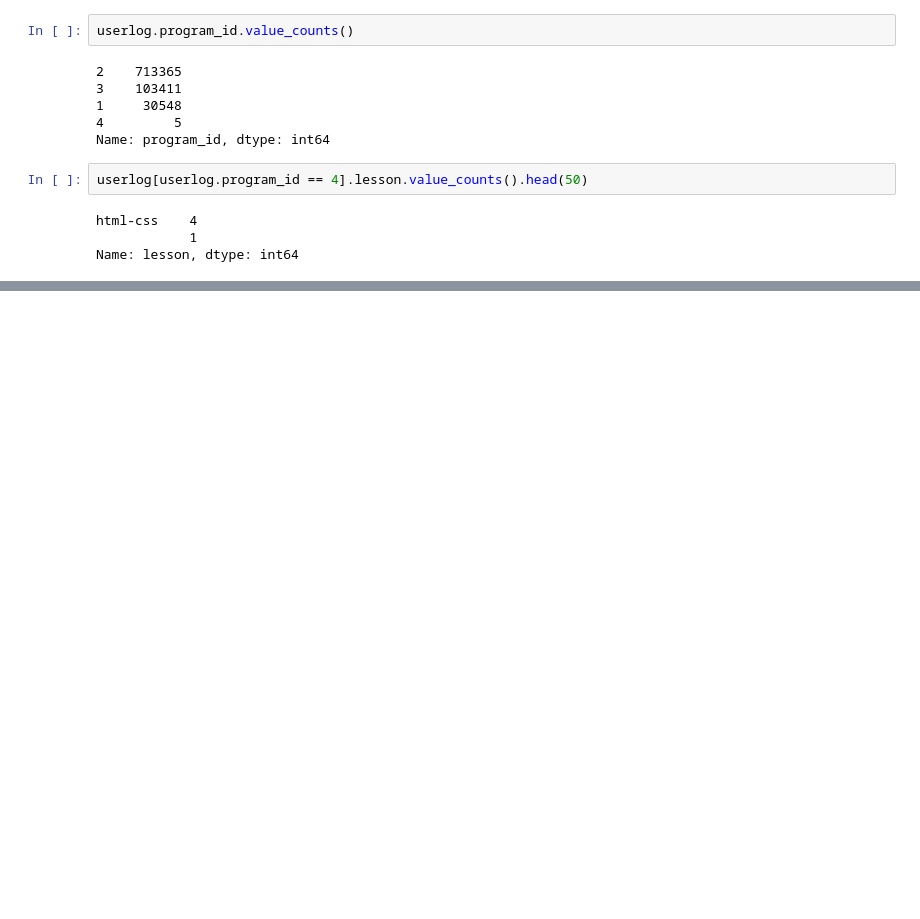
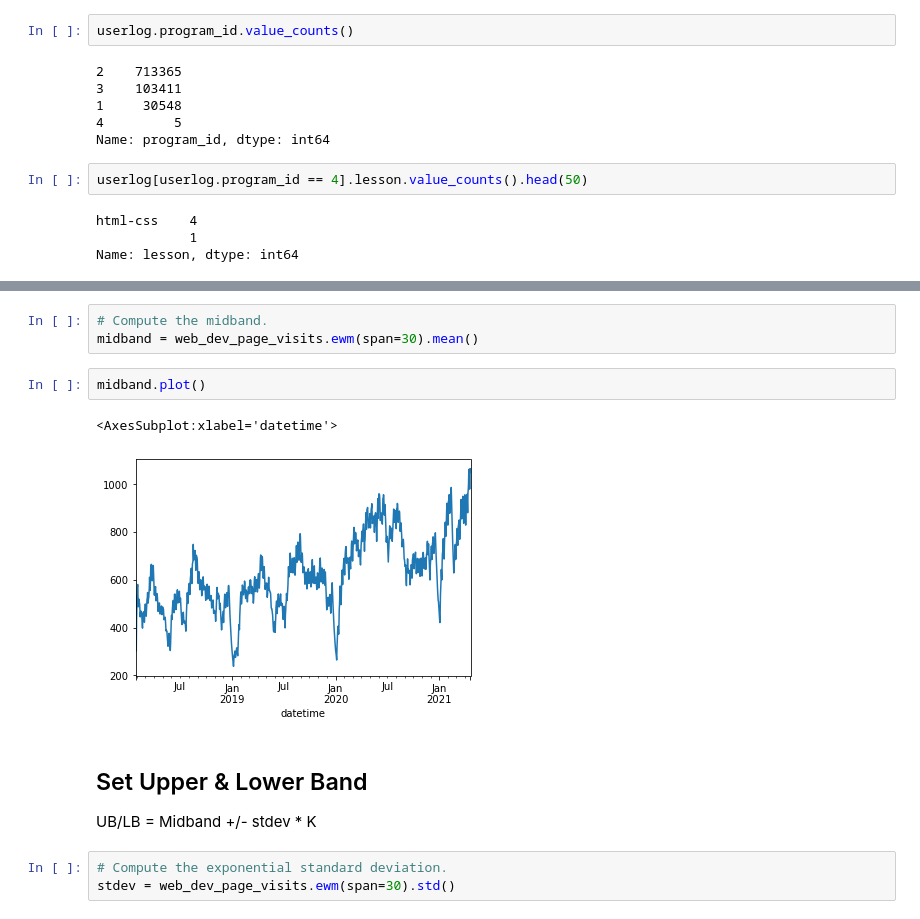
Before and after one commit to AnomalySweeper/user-log-anomaly-detection, a Jupyter notebook: bts-student-log-project-workflow.ipynb, the cells around one changed output, grey strips where cells are left out. Cells and saved outputs as stored; diff of their text form; blank space fills up the shorter version.

```diff
--- a/bts-student-log-project-workflow.ipynb
+++ b/bts-student-log-project-workflow.ipynb
@@ -236,0 +336,15 @@ Name: lesson, dtype: int64
+# %%
+# Compute the midband.
+midband = web_dev_page_visits.ewm(span=30).mean()
+# %%
+midband.plot()
+# %% [output]
+<AxesSubplot:xlabel='datetime'>
+[figure, added]
+# %% [markdown]
+## Set Upper & Lower Band
+
+UB/LB = Midband +/- stdev * K
+# %%
+# Compute the exponential standard deviation.
+stdev = web_dev_page_visits.ewm(span=30).std()
```
Also changed, not shown: parts of 43 cells of this notebook.
